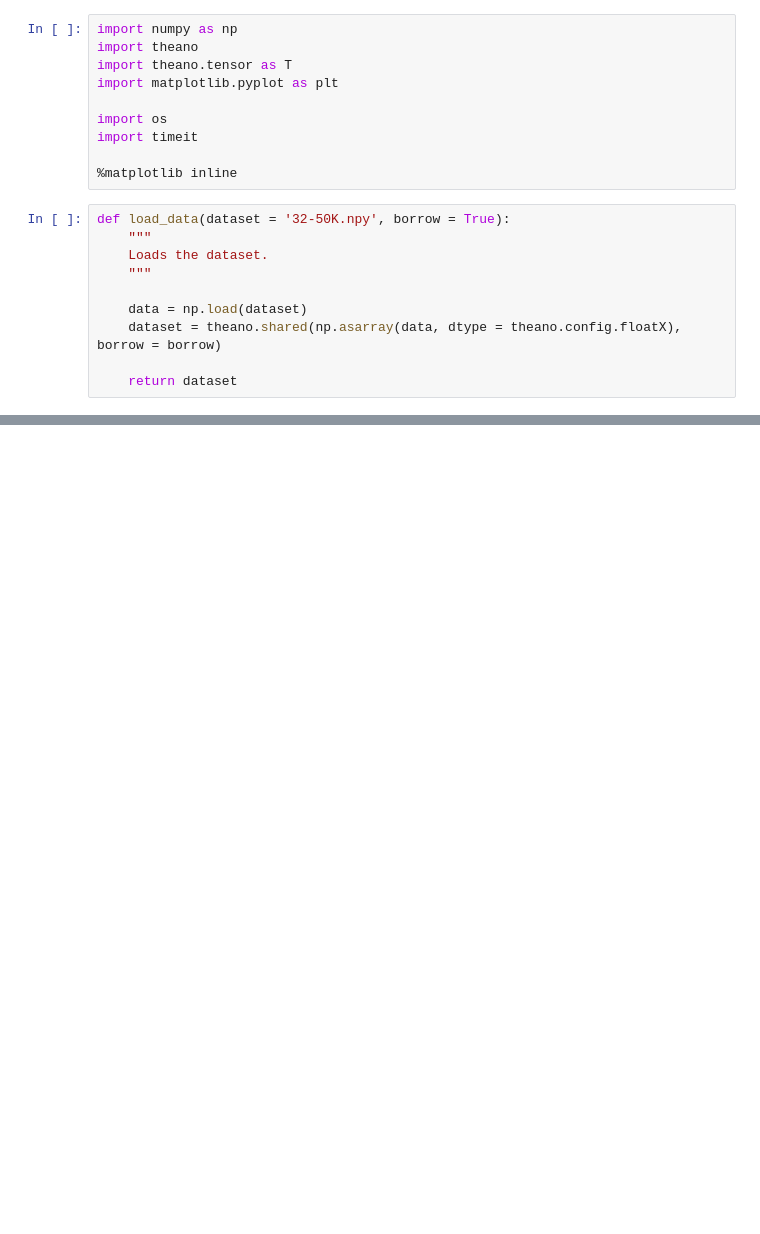
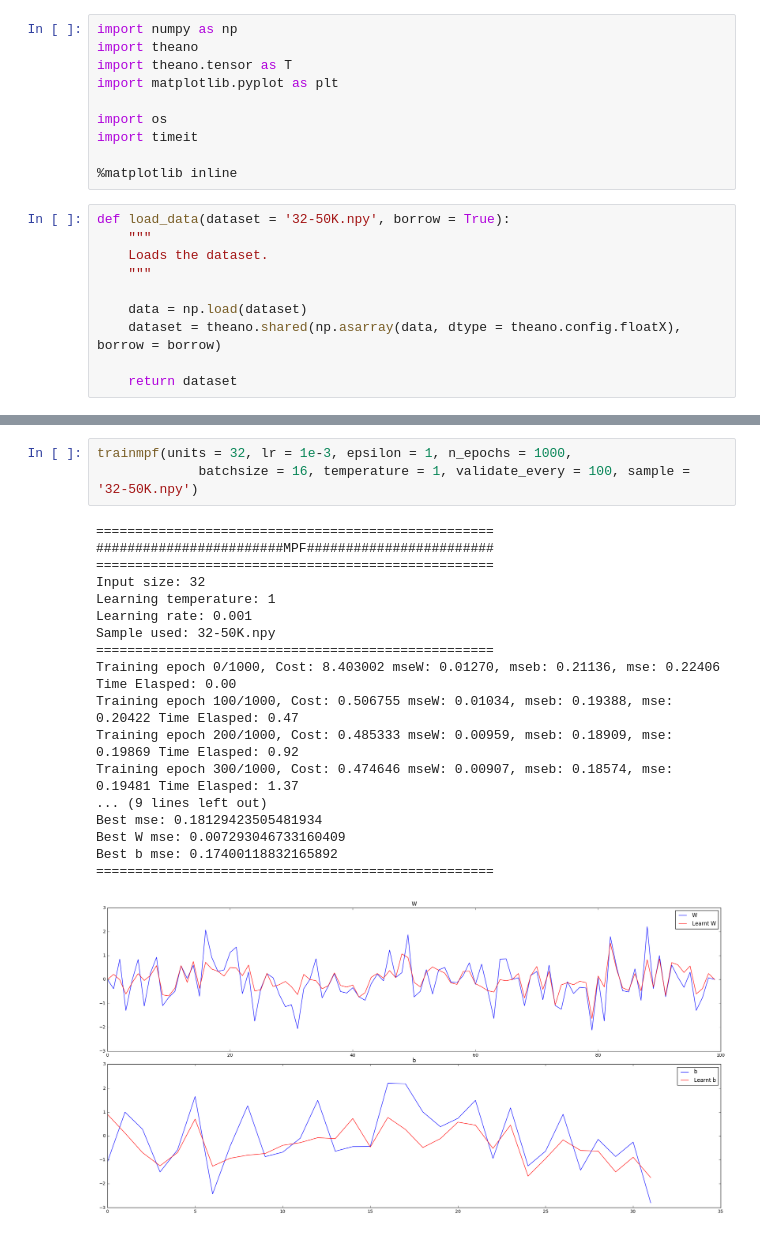
Before and after one commit to zunction/old-mmpf, a Jupyter notebook: 32 units MPF.ipynb, the cells around one changed output, grey strips where cells are left out. Cells and saved outputs as stored; diff of their text form; blank space fills up the shorter version.

```diff
--- a/32 units MPF.ipynb
+++ b/32 units MPF.ipynb
@@ -182,0 +187,22 @@ Best b mse: 0.14569842905807528
+# %%
+trainmpf(units = 32, lr = 1e-3, epsilon = 1, n_epochs = 1000,
+             batchsize = 16, temperature = 1, validate_every = 100, sample = '32-50K.npy')
+# %% [output]
+===================================================
+########################MPF########################
+===================================================
+Input size: 32
+Learning temperature: 1
+Learning rate: 0.001
+Sample used: 32-50K.npy
+===================================================
+Training epoch 0/1000, Cost: 8.403002 mseW: 0.01270, mseb: 0.21136, mse: 0.22406 Time Elasped: 0.00
+Training epoch 100/1000, Cost: 0.506755 mseW: 0.01034, mseb: 0.19388, mse: 0.20422 Time Elasped: 0.47
+Training epoch 200/1000, Cost: 0.485333 mseW: 0.00959, mseb: 0.18909, mse: 0.19869 Time Elasped: 0.92
+Training epoch 300/1000, Cost: 0.474646 mseW: 0.00907, mseb: 0.18574, mse: 0.19481 Time Elasped: 1.37
+... (9 lines left out)
+Best mse: 0.18129423505481934
+Best W mse: 0.007293046733160409
+Best b mse: 0.17400118832165892
+===================================================
+[figure, added]
```
Also changed, not shown: parts of 4 cells of this notebook, 1 other file.
